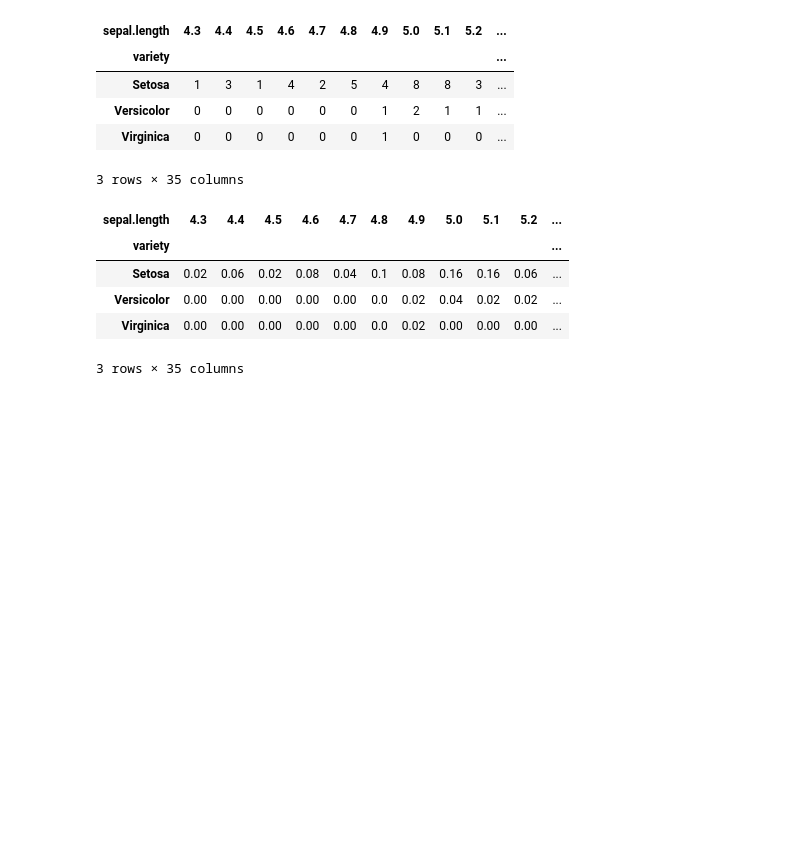
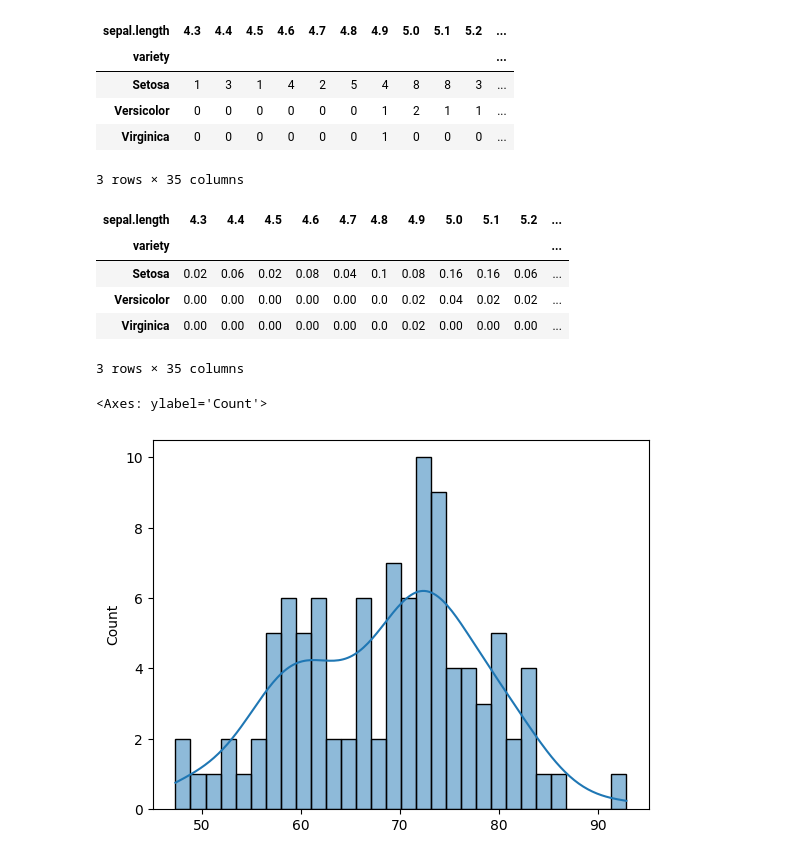
Before and after one commit to 17297781Karthik/codin-stuff, a Jupyter notebook: DSP.ipynb, the cells around one changed output. Saved outputs shown, nothing was run; the diff lists cells and outputs as text; code cells hidden in the pictures; blank space fills up the shorter version.

```diff
--- a/DSP.ipynb
+++ b/DSP.ipynb
@@ -412,0 +418,9 @@ tw
+# %%
+mean,sig=70,10
+hei=np.random.normal(mean,sig,100)
+# %%
+import scipy.stats as sts
+sns.histplot(hei,bins=30,kde=True)
+# %% [output]
+<Axes: ylabel='Count'>
+[figure, added]
```
Also changed, not shown: parts of 8 cells of this notebook.
